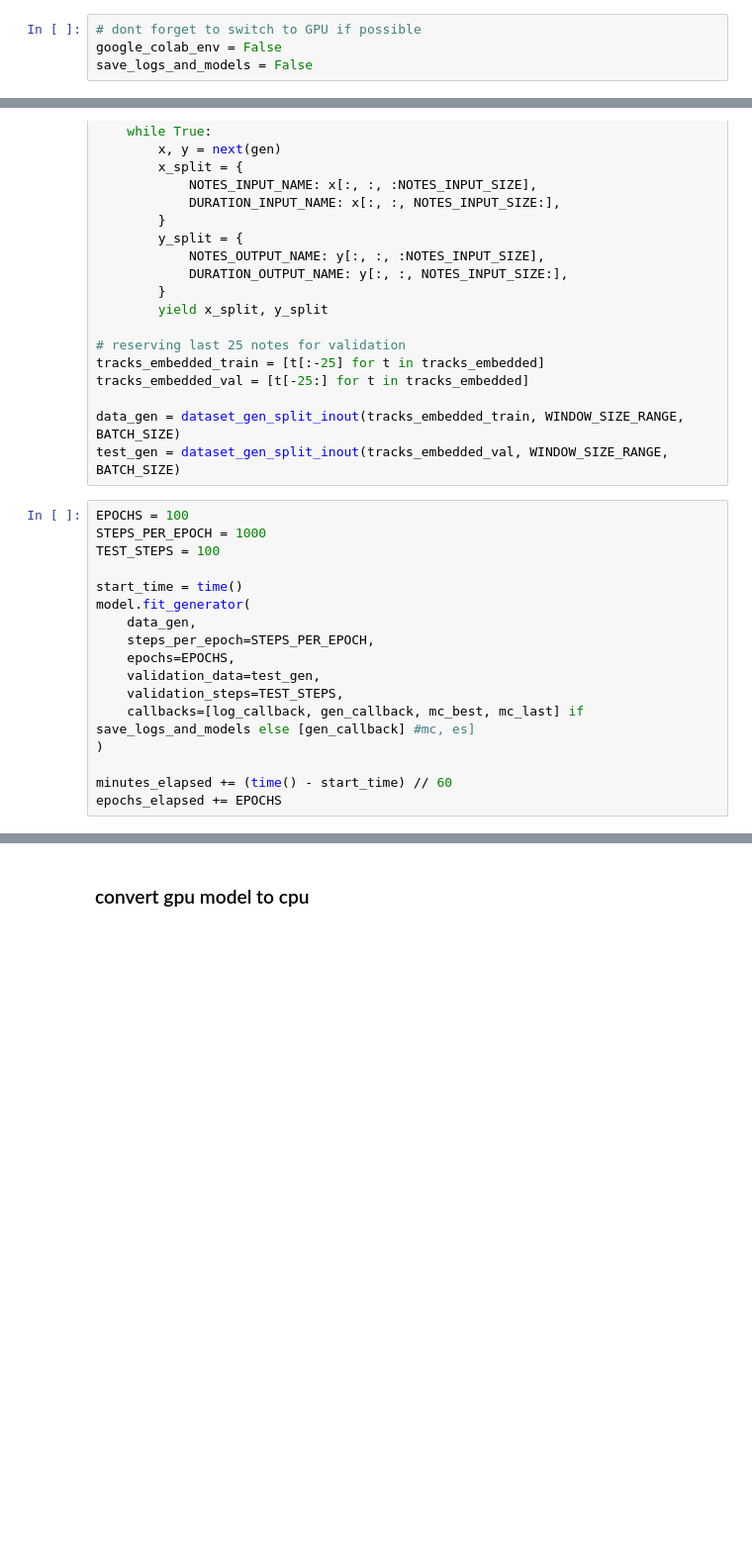
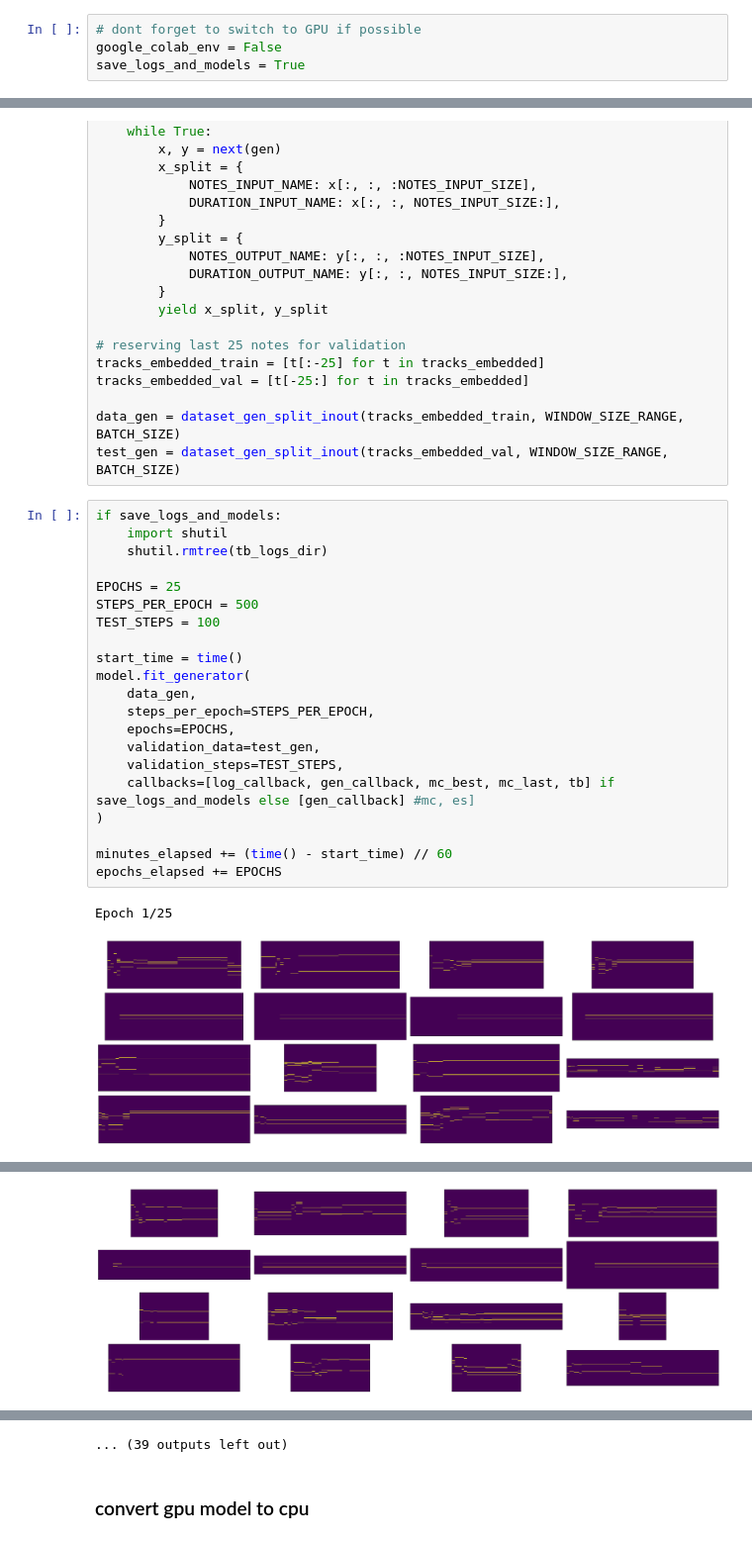
Before and after one commit to GrzegorzKazana/artificial-music, a Jupyter notebook: src/training/lstm_clustered_time/LSTM_clustered_time_embedded.ipynb, the cells around one changed output, grey strips where cells are left out. Shown at 99% size. Saved outputs shown, nothing was run; the diff lists cells and outputs as text; blank space fills up the shorter version.

```diff
--- a/src/training/lstm_clustered_time/LSTM_clustered_time_embedded.ipynb
+++ b/src/training/lstm_clustered_time/LSTM_clustered_time_embedded.ipynb
@@ -1,7 +1,7 @@
 # %%
 # dont forget to switch to GPU if possible
 google_colab_env = False
-save_logs_and_models = False
+save_logs_and_models = True
 # %%
 if google_colab_env:
     from google.colab import drive
@@ -313,19 +345,26 @@ tracks_embedded_val = [t[-25:] for t in tracks_embedded]
 data_gen = dataset_gen_split_inout(tracks_embedded_train, WINDOW_SIZE_RANGE, BATCH_SIZE)
 test_gen = dataset_gen_split_inout(tracks_embedded_val, WINDOW_SIZE_RANGE, BATCH_SIZE)
 # %%
-EPOCHS = 100
-STEPS_PER_EPOCH = 1000
+if save_logs_and_models:
+    import shutil
+    shutil.rmtree(tb_logs_dir)
+
+EPOCHS = 25
+STEPS_PER_EPOCH = 500
 TEST_STEPS = 100
 
 start_time = time()
 model.fit_generator(
     data_gen,
     steps_per_epoch=STEPS_PER_EPOCH,
     epochs=EPOCHS,
     validation_data=test_gen,
     validation_steps=TEST_STEPS,
-    callbacks=[log_callback, gen_callback, mc_best, mc_last] if save_logs_and_models else [gen_callback] #mc, es]
+    callbacks=[log_callback, gen_callback, mc_best, mc_last, tb] if save_logs_and_models else [gen_callback] #mc, es]
 )
 
 minutes_elapsed += (time() - start_time) // 60
 epochs_elapsed += EPOCHS
+# %% [output]
+Epoch 1/25
+[figure, added]
@@ -331,0 +373 @@ epochs_elapsed += EPOCHS
+[figure, added]
@@ -332,3 +386,4 @@ epochs_elapsed += EPOCHS
+... (39 outputs left out)
 # %% [markdown]
 ### convert gpu model to cpu
 # %%
```
Also changed, not shown: parts of 7 cells of this notebook.
